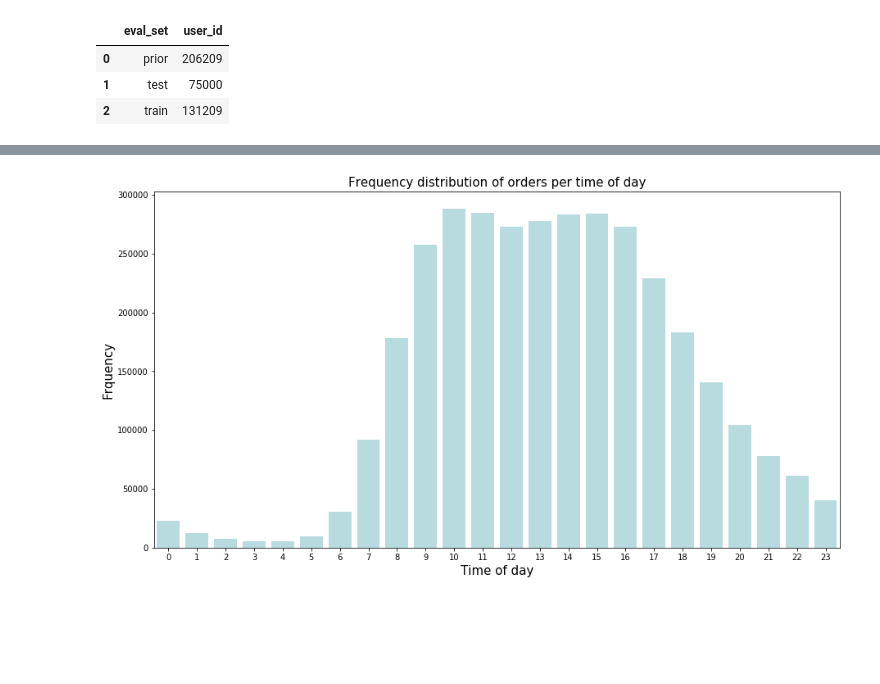
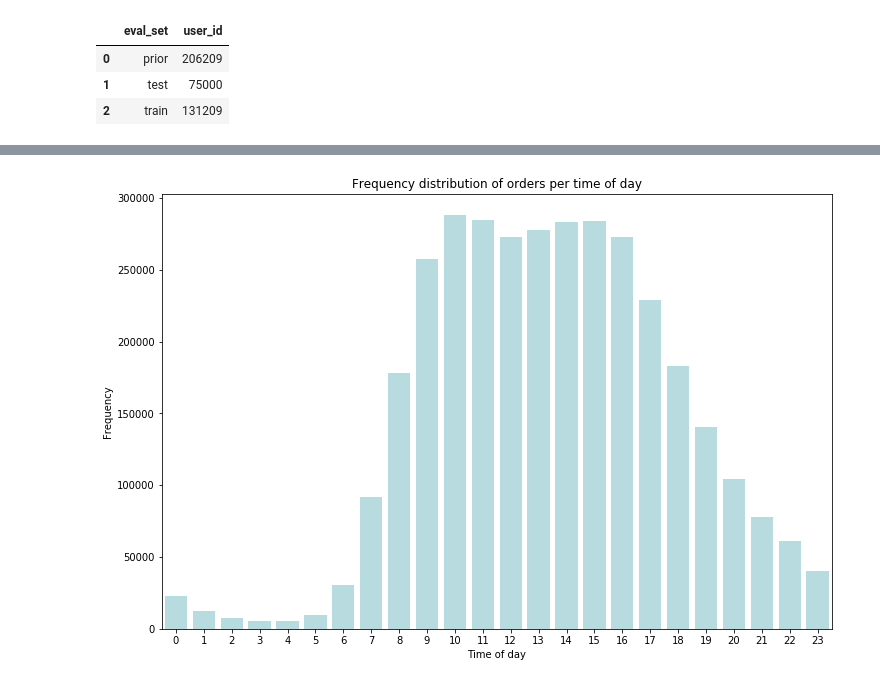
Before and after one commit to nakulcr7/recommender-system-instacart, a Jupyter notebook: src/eda.ipynb, the cells around one changed output, grey strips where cells are left out. Saved outputs shown, nothing was run; the diff lists cells and outputs as text; code cells hidden in the pictures; blank space fills up the shorter version.

```diff
--- a/src/eda.ipynb
+++ b/src/eda.ipynb
@@ -162,9 +176,9 @@ plt.show()
 # %%
-plt.figure(figsize=(15,8))
+plt.figure(figsize=(12,8))
 sns.countplot(x="order_hour_of_day", data=df_orders, color=colors[5])
-plt.ylabel("Frquency", fontsize=15)
-plt.xlabel("Time of day", fontsize=15)
-plt.title("Frequency distribution of orders per time of day", fontsize=15)
+plt.ylabel("Frequency")
+plt.xlabel("Time of day")
+plt.title("Frequency distribution of orders per time of day")
 plt.show()
 # %% [output]
-[figure, old version]
+[figure, new version]
```
Also changed, not shown: parts of 12 cells of this notebook, 2 other files.
